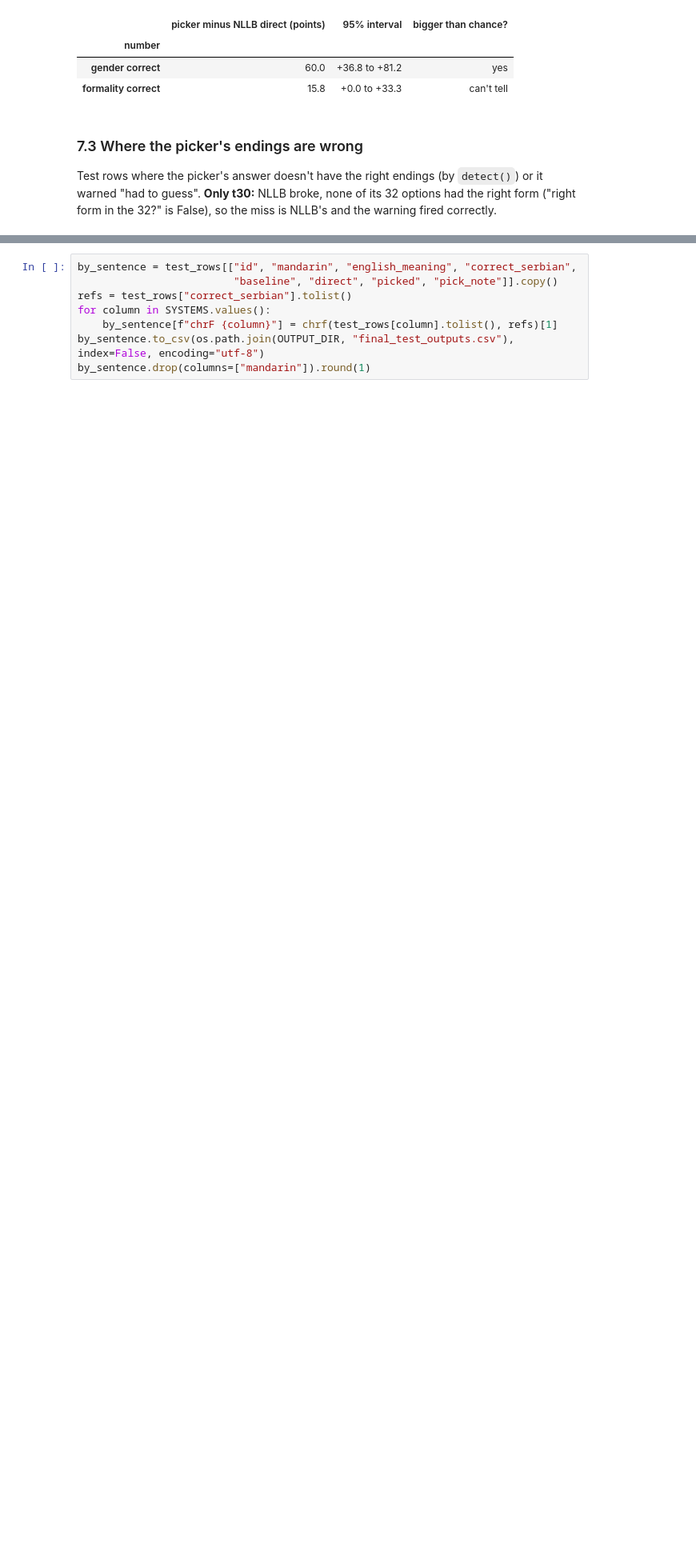
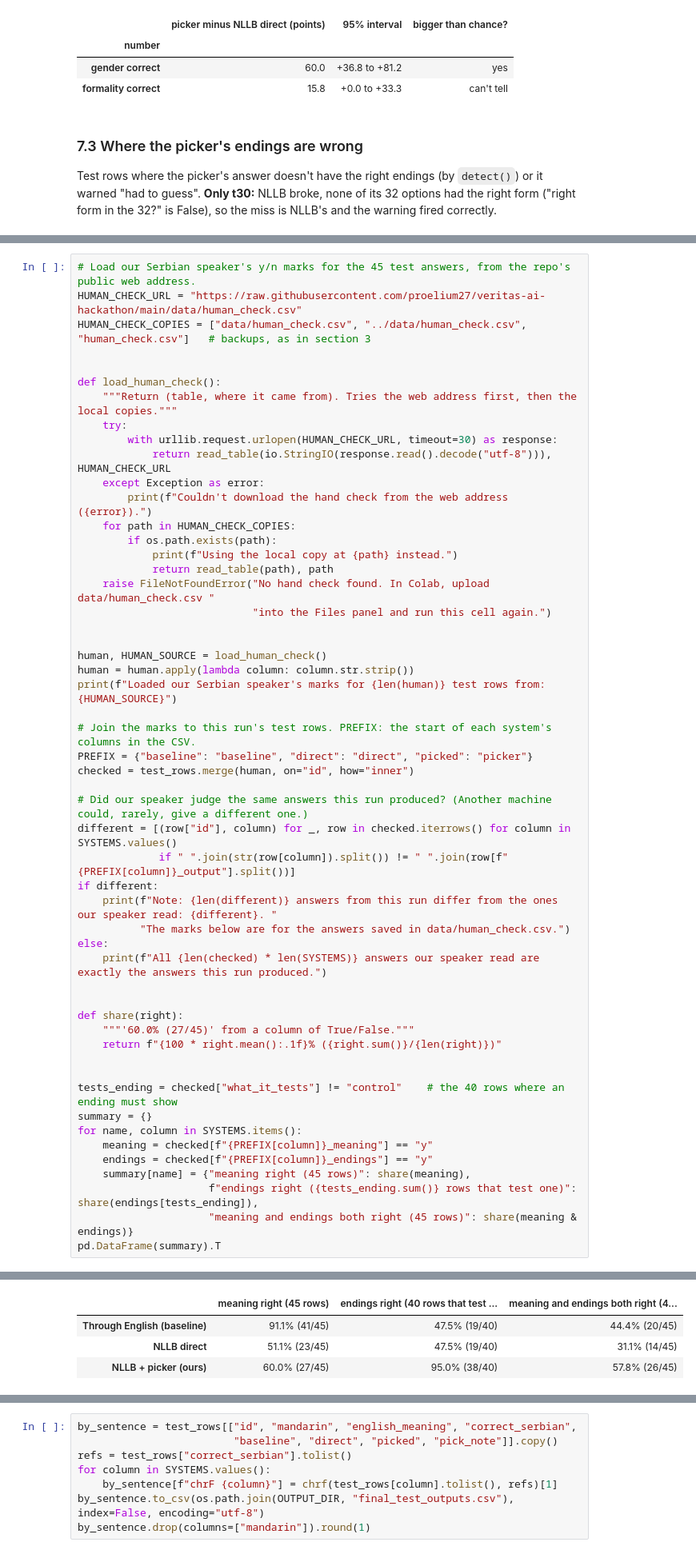
Before and after one commit to proelium27/veritas-ai-hackathon, a Jupyter notebook: notebook/model.ipynb, the cells around one changed output, grey strips where cells are left out. Shown at 80% size. Drawn from its saved outputs; the diff is of its cells as text; blank space fills up the shorter version.

```diff
--- a/notebook/model.ipynb
+++ b/notebook/model.ipynb
@@ -1415,0 +1438,54 @@ real_misses
+# %%
+# Load our Serbian speaker's y/n marks for the 45 test answers, from the repo's public web address.
+HUMAN_CHECK_URL = "https://raw.githubusercontent.com/proelium27/veritas-ai-hackathon/main/data/human_check.csv"
+HUMAN_CHECK_COPIES = ["data/human_check.csv", "../data/human_check.csv", "human_check.csv"]   # backups, as in section 3
+
+
+def load_human_check():
+    """Return (table, where it came from). Tries the web address first, then the local copies."""
+    try:
+        with urllib.request.urlopen(HUMAN_CHECK_URL, timeout=30) as response:
+            return read_table(io.StringIO(response.read().decode("utf-8"))), HUMAN_CHECK_URL
+    except Exception as error:
+        print(f"Couldn't download the hand check from the web address ({error}).")
+    for path in HUMAN_CHECK_COPIES:
+        if os.path.exists(path):
+            print(f"Using the local copy at {path} instead.")
+            return read_table(path), path
+    raise FileNotFoundError("No hand check found. In Colab, upload data/human_check.csv "
+                            "into the Files panel and run this cell again.")
+
+
+human, HUMAN_SOURCE = load_human_check()
+human = human.apply(lambda column: column.str.strip())
+print(f"Loaded our Serbian speaker's marks for {len(human)} test rows from: {HUMAN_SOURCE}")
+
+# Join the marks to this run's test rows. PREFIX: the start of each system's columns in the CSV.
+PREFIX = {"baseline": "baseline", "direct": "direct", "picked": "picker"}
+checked = test_rows.merge(human, on="id", how="inner")
+
+# Did our speaker judge the same answers this run produced? (Another machine could, rarely, give a different one.)
+different = [(row["id"], column) for _, row in checked.iterrows() for column in SYSTEMS.values()
+             if " ".join(str(row[column]).split()) != " ".join(row[f"{PREFIX[column]}_output"].split())]
+if different:
+    print(f"Note: {len(different)} answers from this run differ from the ones our speaker read: {different}. "
+          "The marks below are for the answers saved in data/human_check.csv.")
+else:
+    print(f"All {len(checked) * len(SYSTEMS)} answers our speaker read are exactly the answers this run produced.")
+
+
+def share(right):
+    """'60.0% (27/45)' from a column of True/False."""
+    return f"{100 * right.mean():.1f}% ({right.sum()}/{len(right)})"
+
+
+tests_ending = checked["what_it_tests"] != "control"    # the 40 rows where an ending must show
+summary = {}
+for name, column in SYSTEMS.items():
+    meaning = checked[f"{PREFIX[column]}_meaning"] == "y"
+    endings = checked[f"{PREFIX[column]}_endings"] == "y"
+    summary[name] = {"meaning right (45 rows)": share(meaning),
+                     f"endings right ({tests_ending.sum()} rows that test one)": share(endings[tests_ending]),
+                     "meaning and endings both right (45 rows)": share(meaning & endings)}
+pd.DataFrame(summary).T
+# %% [output]
@@ -1415,0 +1496,4 @@ real_misses
+|  | meaning right (45 rows) | endings right (40 rows that test ... | meaning and endings both right (4... |
+| Through English (baseline) | 91.1% (41/45) | 47.5% (19/40) | 44.4% (20/45) |
+| NLLB direct | 51.1% (23/45) | 47.5% (19/40) | 31.1% (14/45) |
+| NLLB + picker (ours) | 60.0% (27/45) | 95.0% (38/40) | 57.8% (26/45) |
```
Also changed, not shown: parts of 11 cells of this notebook, 3 other files.
